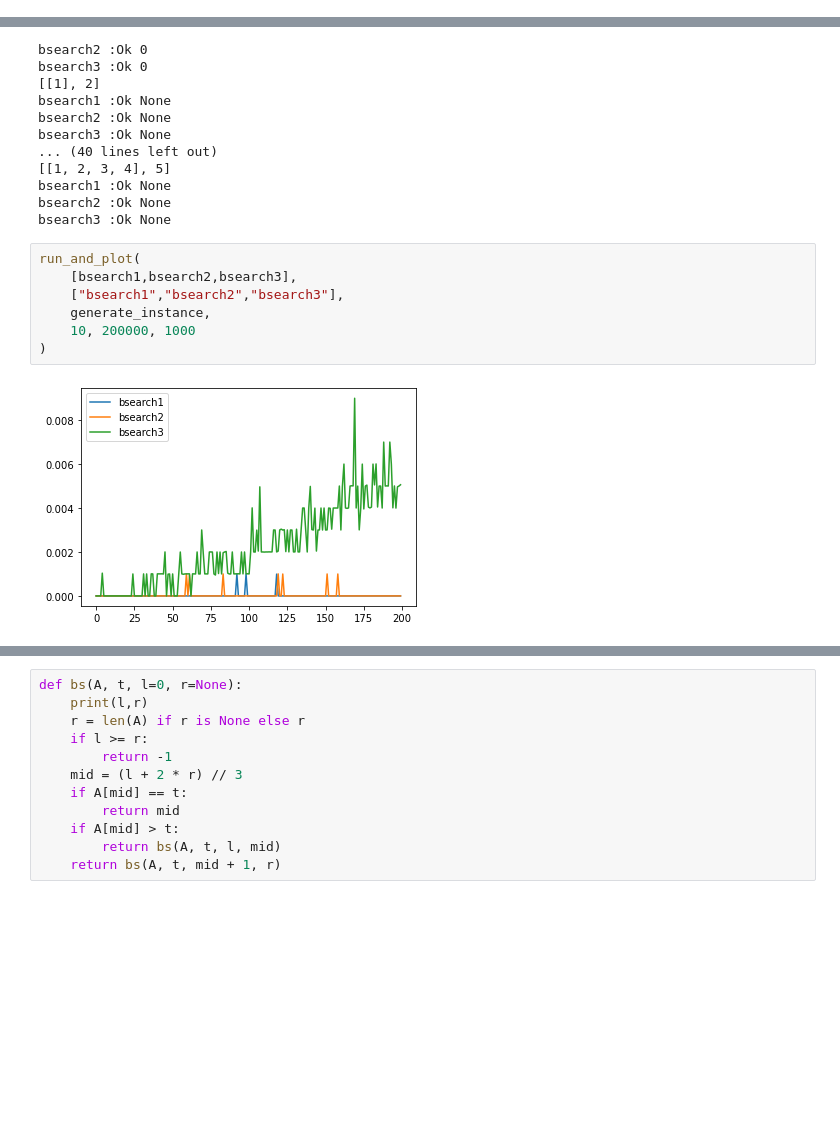
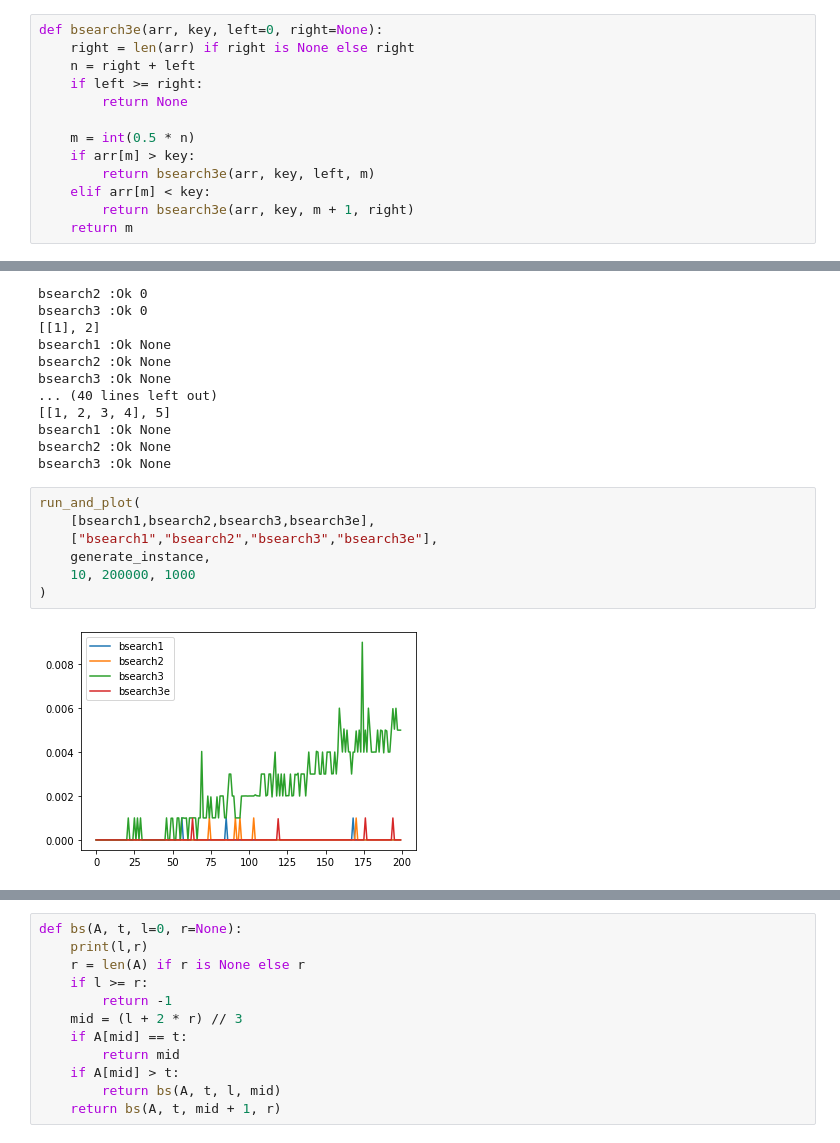
Before and after one commit to insdout/Algorithms-and-DS, a Jupyter notebook: Course_1/Binary Search.ipynb, the cells around one changed output, grey strips where cells are left out. Drawn from its saved outputs; the diff is of its cells as text; blank space fills up the shorter version.

Commit message:
bsearch3e chart added.

```diff
--- a/Course_1/Binary Search.ipynb
+++ b/Course_1/Binary Search.ipynb
@@ -83,6 +82,19 @@ def bsearch3(arr, key):
     return (result + m if result != None else None)
 
 #complexity is n*log n
+# %%
+def bsearch3e(arr, key, left=0, right=None):
+    right = len(arr) if right is None else right
+    n = right + left
+    if left >= right:
+        return None
+
+    m = int(0.5 * n)
+    if arr[m] > key:
+        return bsearch3e(arr, key, left, m)
+    elif arr[m] < key:
+        return bsearch3e(arr, key, m + 1, right)
+    return m
 # %% [markdown]
 ### Testing:
 # %%
@@ -162,10 +179,10 @@ bsearch2 :Ok None
 bsearch3 :Ok None
 # %%
 run_and_plot(
-    [bsearch1,bsearch2,bsearch3],
-    ["bsearch1","bsearch2","bsearch3"],
+    [bsearch1,bsearch2,bsearch3,bsearch3e],
+    ["bsearch1","bsearch2","bsearch3","bsearch3e"],
     generate_instance,
     10, 200000, 1000
 )
 # %% [output]
-[figure, old version]
+[figure, new version]
```
Also changed, not shown: parts of 5 cells of this notebook.
